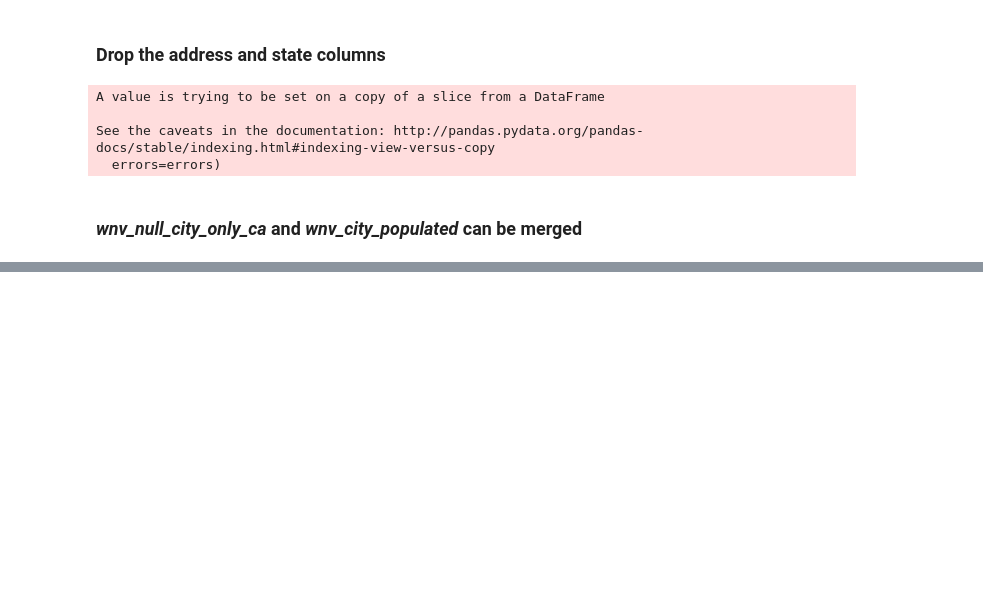
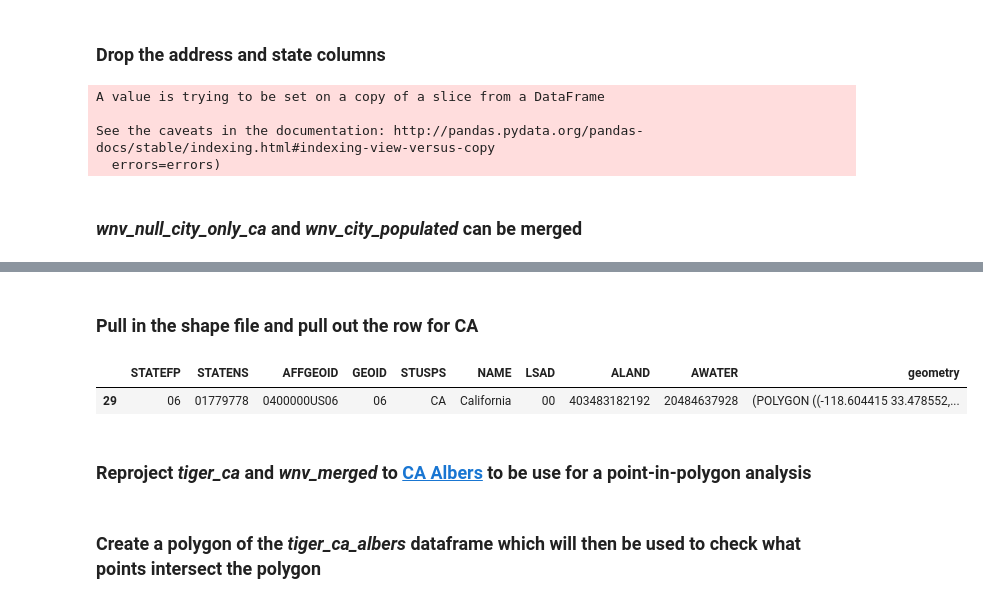
Before and after one commit to bazini627/nmpFinalProject, a Jupyter notebook: wnvDataCleanup.ipynb, the cells around one changed output, grey strips where cells are left out. Cells and saved outputs as stored; diff of their text form; code cells hidden in the pictures; blank space fills up the shorter version.

```diff
--- a/wnvDataCleanup.ipynb
+++ b/wnvDataCleanup.ipynb
@@ -599,0 +579,11 @@ with open(wnv_geojson_output, 'w') as output_file:
+# %% [markdown]
+### Pull in the shape file and pull out the row for CA
+# %%
+tiger_state = gpd.read_file('./data/wnv/cb_2017_us_state_500k/cb_2017_us_state_500k.shp')
+tiger_ca = tiger_state.loc[tiger_state['STATEFP'] == '06']
+tiger_ca.head()
+# %% [output]
+|  | STATEFP | STATENS | AFFGEOID | GEOID | STUSPS | NAME | LSAD | ALAND | AWATER | geometry |
+| 29 | 06 | 01779778 | 0400000US06 | 06 | CA | California | 00 | 403483182192 | 20484637928 | (POLYGON ((-118.604415 33.478552,... |
+# %% [markdown]
+### Reproject *tiger_ca* and *wnv_merged* to [CA Albers](http://spatialreference.org/ref/epsg/nad83-california-albers/) to be use for a point-in-polygon analysis
@@ -599,0 +600,2 @@ with open(wnv_geojson_output, 'w') as output_file:
+# %% [markdown]
+### Create a polygon of the *tiger_ca_albers* dataframe which will then be used to check what points intersect the polygon
```
Also changed, not shown: parts of 14 cells of this notebook, 11 other files.
